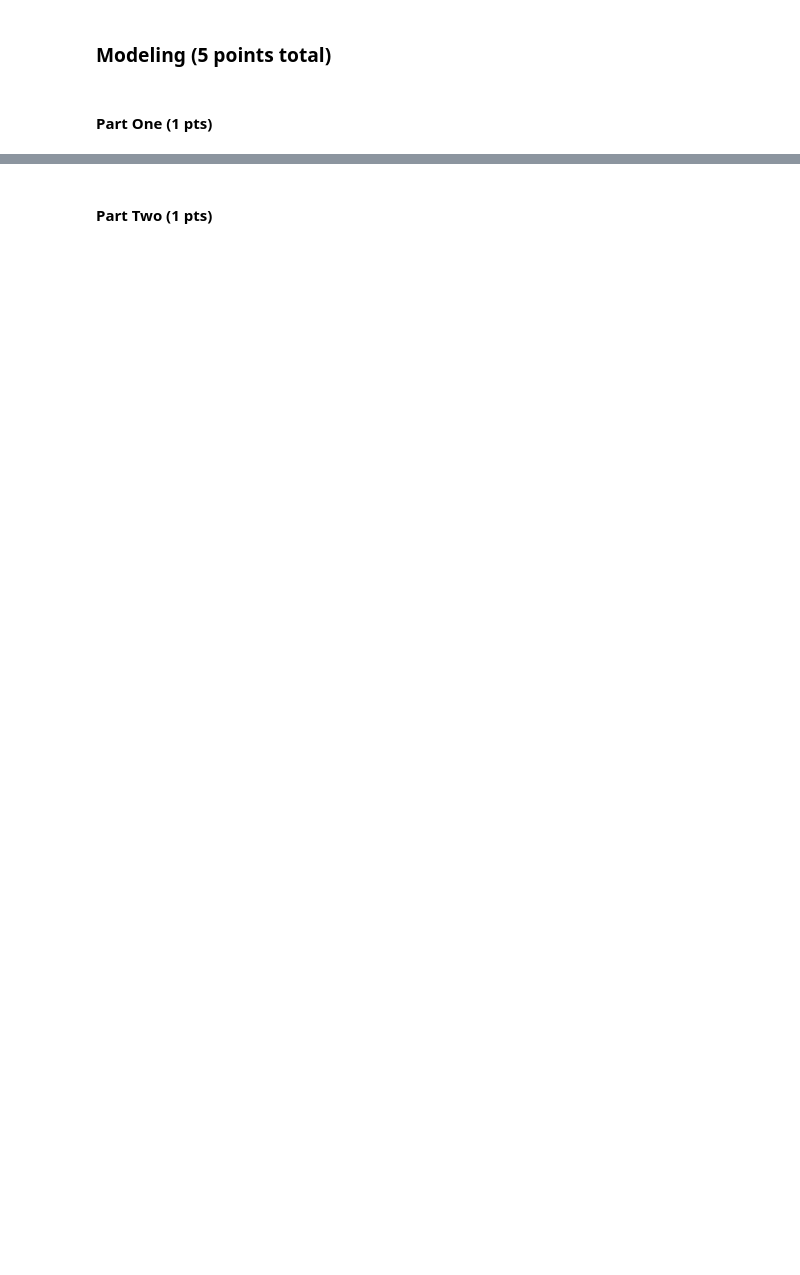
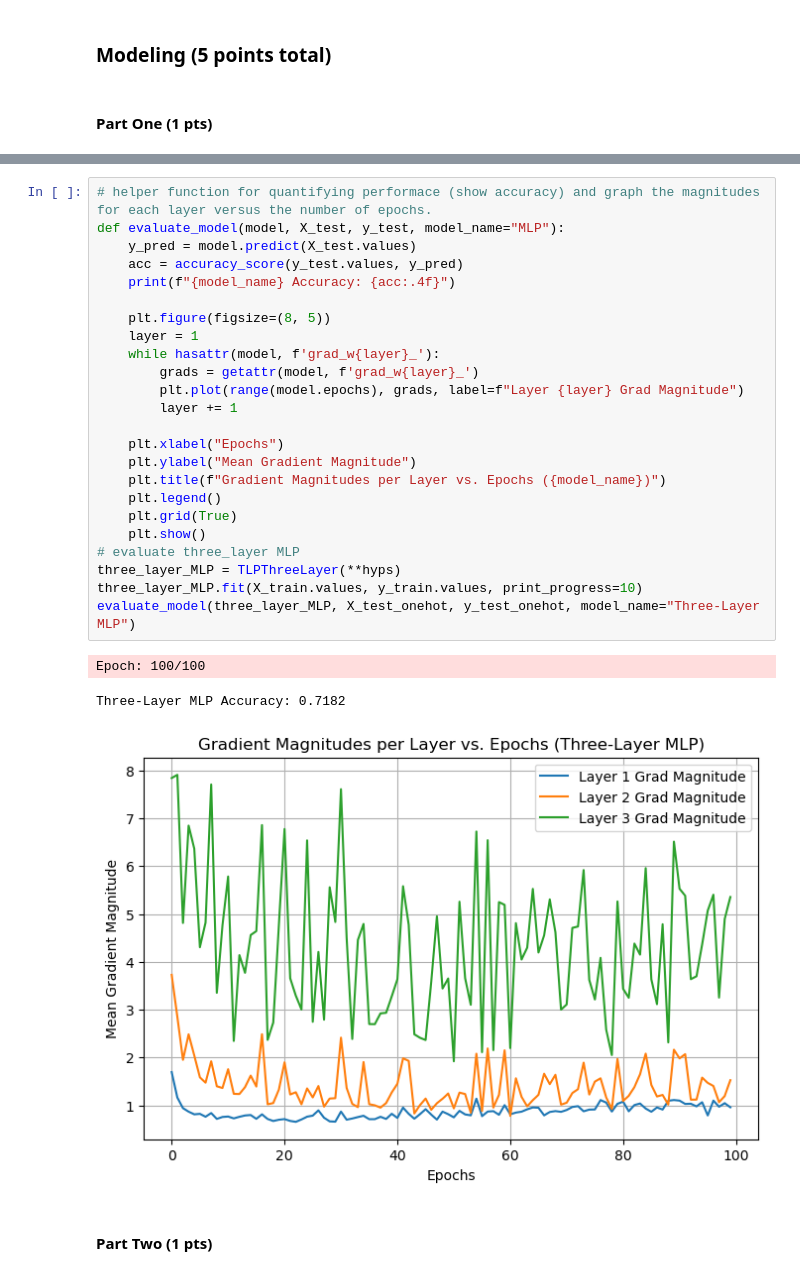
Before and after one commit to alexchans/ML_labs, a Jupyter notebook: labs/lab4.ipynb, the cells around one changed output, grey strips where cells are left out. Saved outputs shown, nothing was run; the diff lists cells and outputs as text; blank space fills up the shorter version.

```diff
--- a/labs/lab4.ipynb
+++ b/labs/lab4.ipynb
@@ -322,2 +517,30 @@ Test Accuracy: 0.248
+# %%
+# helper function for quantifying performace (show accuracy) and graph the magnitudes for each layer versus the number of epochs.
+def evaluate_model(model, X_test, y_test, model_name="MLP"):
+    y_pred = model.predict(X_test.values)
+    acc = accuracy_score(y_test.values, y_pred)
+    print(f"{model_name} Accuracy: {acc:.4f}")
+
+    plt.figure(figsize=(8, 5))
+    layer = 1
+    while hasattr(model, f'grad_w{layer}_'):
+        grads = getattr(model, f'grad_w{layer}_')
+        plt.plot(range(model.epochs), grads, label=f"Layer {layer} Grad Magnitude")
+        layer += 1
+
+    plt.xlabel("Epochs")
+    plt.ylabel("Mean Gradient Magnitude")
+    plt.title(f"Gradient Magnitudes per Layer vs. Epochs ({model_name})")
+    plt.legend()
+    plt.grid(True)
+    plt.show()
+# evaluate three_layer MLP
+three_layer_MLP = TLPThreeLayer(**hyps)
+three_layer_MLP.fit(X_train.values, y_train.values, print_progress=10)
+evaluate_model(three_layer_MLP, X_test_onehot, y_test_onehot, model_name="Three-Layer MLP")
+# %% [output]
+Epoch: 100/100
+Three-Layer MLP Accuracy: 0.7182
+[figure, added]
 # %% [markdown]
 #### Part Two (1 pts)
```
Also changed, not shown: parts of 12 cells of this notebook.
